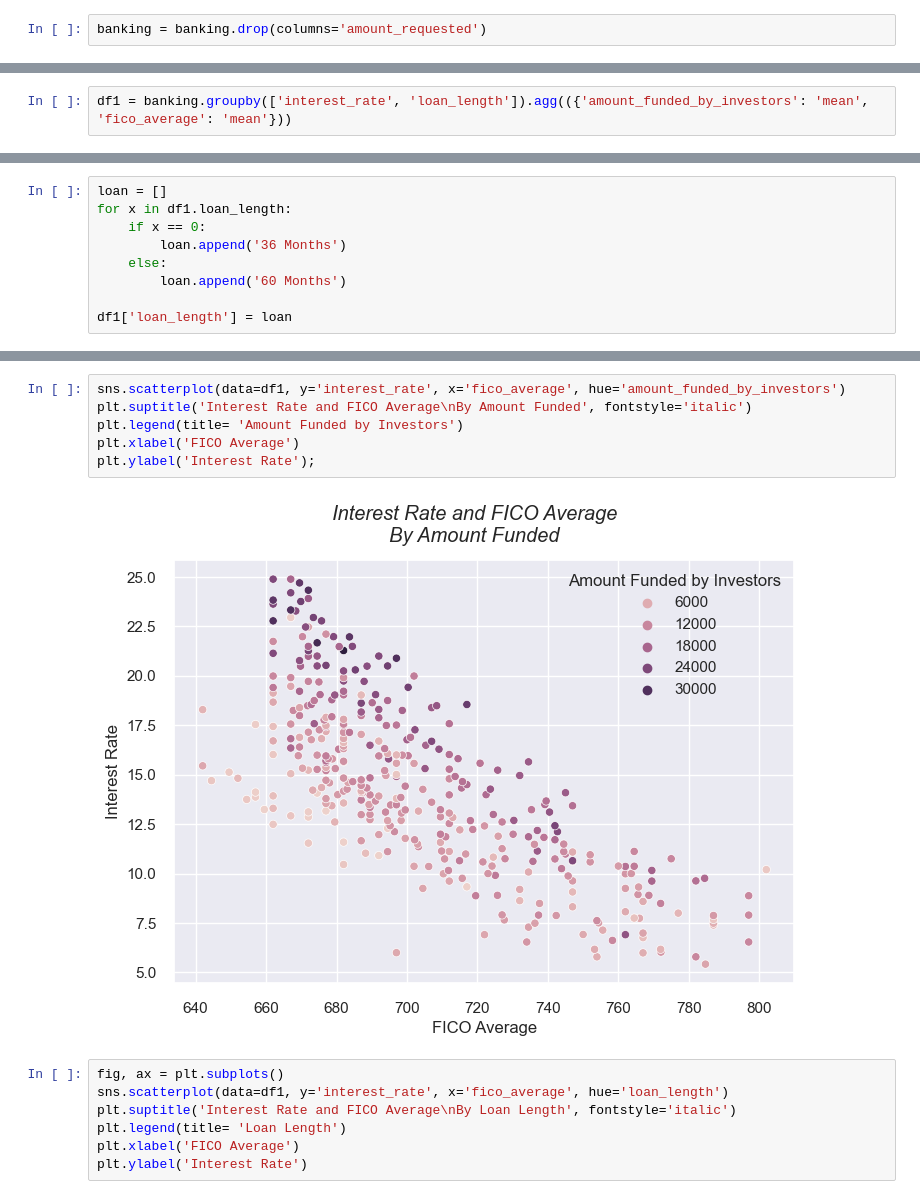
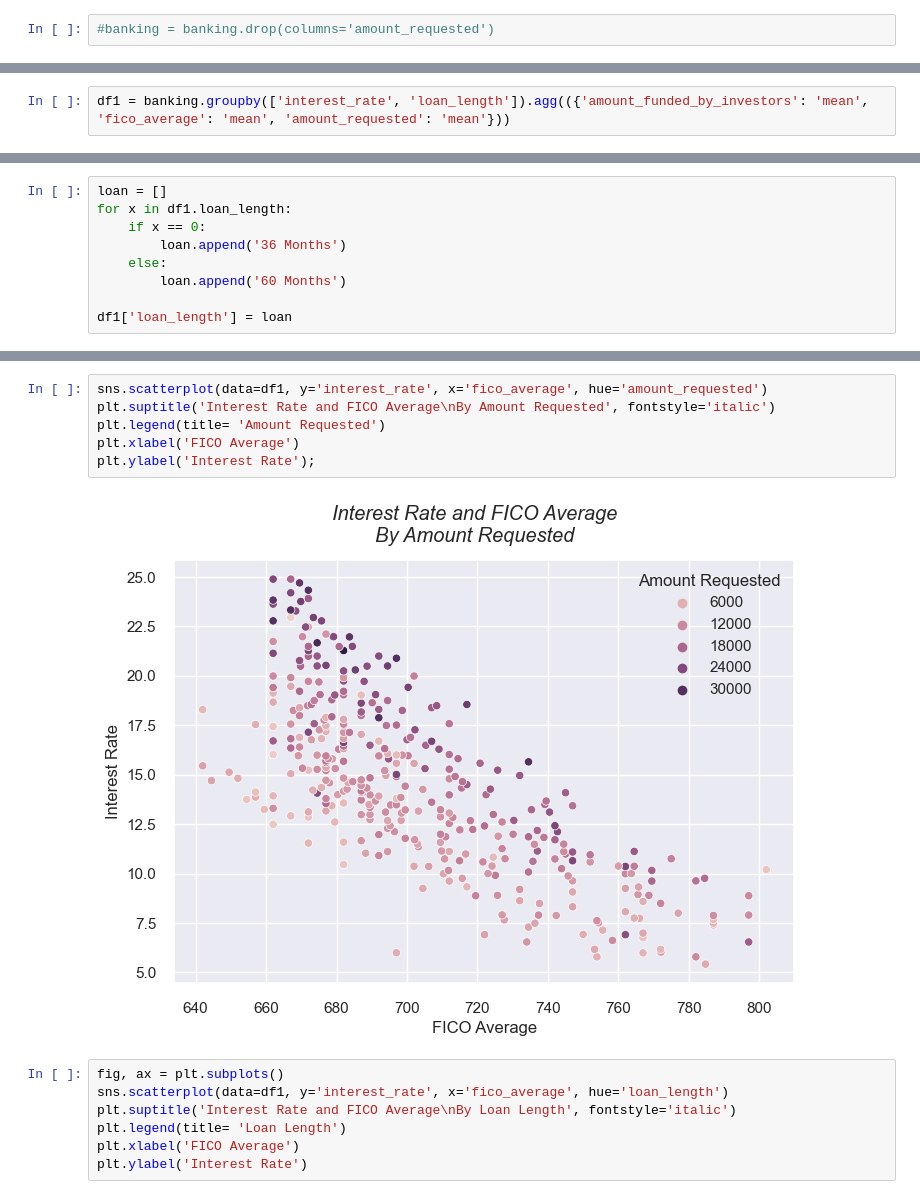
Before and after one commit to DocYoungblood/linear_regression_case_study, a Jupyter notebook: btm.ipynb, the cells around one changed output, grey strips where cells are left out. Saved outputs shown, nothing was run; the diff lists cells and outputs as text.

```diff
--- a/btm.ipynb
+++ b/btm.ipynb
@@ -94,7 +110,7 @@ amount_funded_by_investors
 35000.00    31
 Name: count, Length: 707, dtype: int64
 # %%
-banking = banking.drop(columns='amount_requested')
+#banking = banking.drop(columns='amount_requested')
 # %%
 banking
 # %% [output]
@@ -114,7 +130,7 @@ banking
 # %%
 df = banking.groupby(['interest_rate', 'loan_length']).agg(({'amount_funded_by_investors': 'count', 'fico_average': 'count'}))
 # %%
-df1 = banking.groupby(['interest_rate', 'loan_length']).agg(({'amount_funded_by_investors': 'mean', 'fico_average': 'mean'}))
+df1 = banking.groupby(['interest_rate', 'loan_length']).agg(({'amount_funded_by_investors': 'mean', 'fico_average': 'mean', 'amount_requested': 'mean'}))
 # %%
 df = df.reset_index()
 df1 = df1.reset_index()
@@ -134,11 +162,11 @@ TypeError: DataFrame.sort_values() missing 1 required positional argument: 'by'
 # %%
-sns.scatterplot(data=df1, y='interest_rate', x='fico_average', hue='amount_funded_by_investors')
-plt.suptitle('Interest Rate and FICO Average\nBy Amount Funded', fontstyle='italic')
-plt.legend(title= 'Amount Funded by Investors')
+sns.scatterplot(data=df1, y='interest_rate', x='fico_average', hue='amount_requested')
+plt.suptitle('Interest Rate and FICO Average\nBy Amount Requested', fontstyle='italic')
+plt.legend(title= 'Amount Requested')
 plt.xlabel('FICO Average')
 plt.ylabel('Interest Rate');
 # %% [output]
-[figure, old version]
+[figure, new version]
 # %%
 fig, ax = plt.subplots()
 sns.scatterplot(data=df1, y='interest_rate', x='fico_average', hue='loan_length')
```
Also changed, not shown: parts of 6 cells of this notebook, 4 other files.
